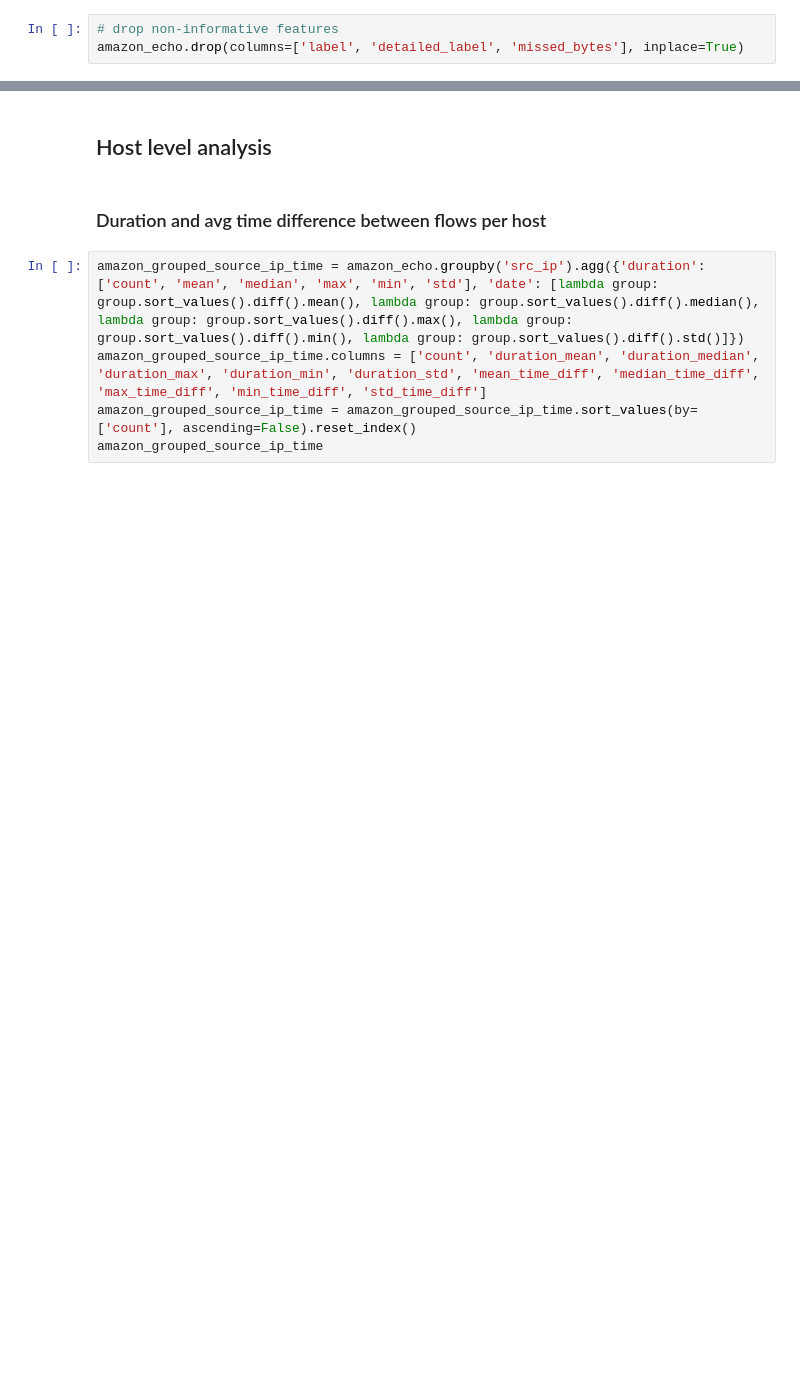
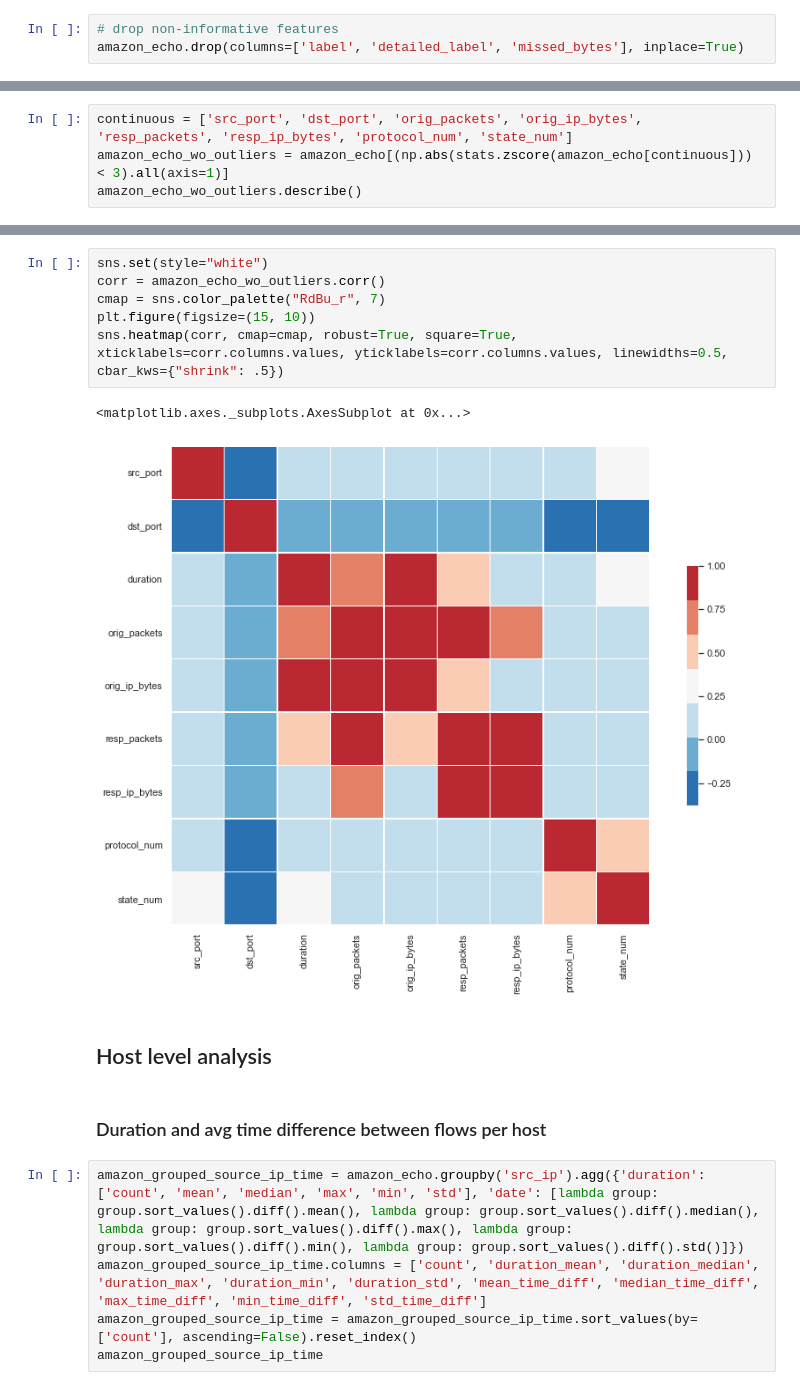
Before and after one commit to ghabbenjansen/thesis-vasileios, a Jupyter notebook: amazon_visualization.ipynb, the cells around one changed output, grey strips where cells are left out. Drawn from its saved outputs; the diff is of its cells as text; blank space fills up the shorter version.

```diff
--- a/amazon_visualization.ipynb
+++ b/amazon_visualization.ipynb
@@ -47,0 +48,4 @@ sns.heatmap(corr, cmap=cmap, robust=True, square=True, xticklabels=corr.columns.
+# %%
+continuous = ['src_port', 'dst_port', 'orig_packets', 'orig_ip_bytes', 'resp_packets', 'resp_ip_bytes', 'protocol_num', 'state_num']
+amazon_echo_wo_outliers = amazon_echo[(np.abs(stats.zscore(amazon_echo[continuous])) < 3).all(axis=1)]
+amazon_echo_wo_outliers.describe()
@@ -48,3 +62,12 @@ sns.heatmap(corr, cmap=cmap, robust=True, square=True, xticklabels=corr.columns.
+# %%
+sns.set(style="white")
+corr = amazon_echo_wo_outliers.corr()
+cmap = sns.color_palette("RdBu_r", 7)
+plt.figure(figsize=(15, 10))
+sns.heatmap(corr, cmap=cmap, robust=True, square=True, xticklabels=corr.columns.values, yticklabels=corr.columns.values, linewidths=0.5, cbar_kws={"shrink": .5})
+# %% [output]
+<matplotlib.axes._subplots.AxesSubplot at 0x...>
+[figure, added]
 # %% [markdown]
 ## Host level analysis
 # %% [markdown]
```
Also changed, not shown: parts of 40 cells of this notebook, 3 other files.
